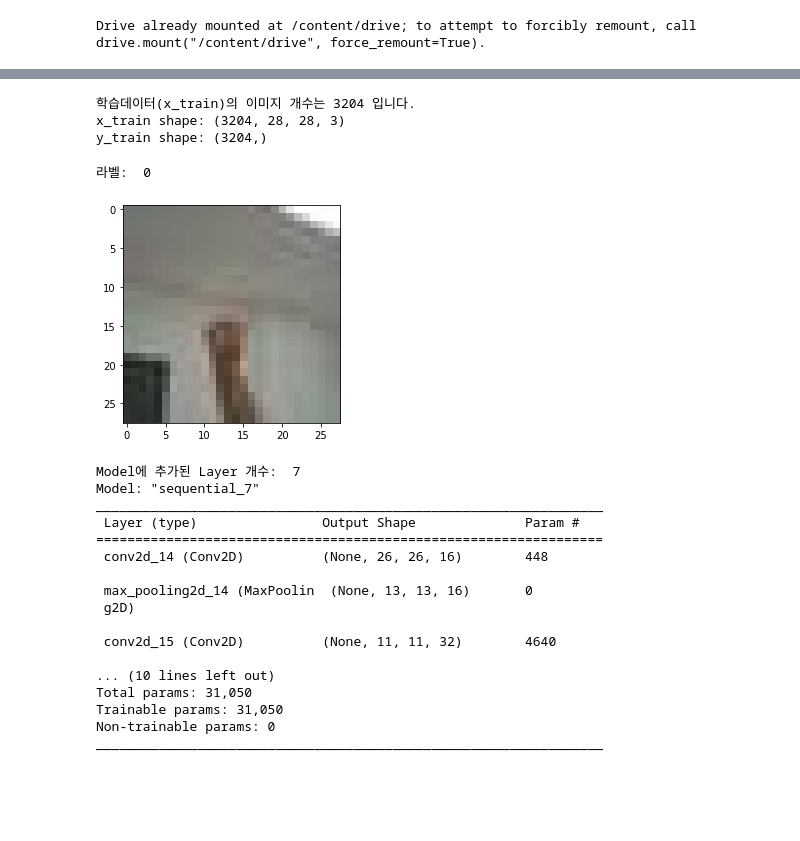
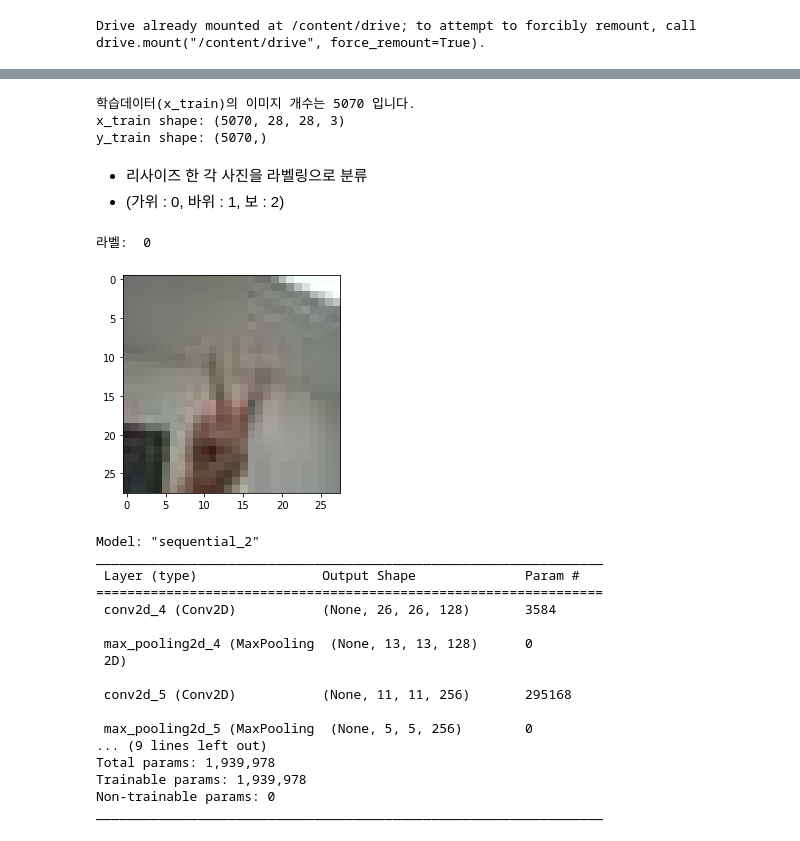
Before and after one commit to fmfmsd/Chamchee, a Jupyter notebook: Exploration/Ex5/Exploration5.ipynb, the cells around one changed output, grey strips where cells are left out. Saved outputs shown, nothing was run; the diff lists cells and outputs as text; code cells hidden in the pictures; blank space fills up the shorter version.

```diff
--- a/Exploration/Ex5/Exploration5.ipynb
+++ b/Exploration/Ex5/Exploration5.ipynb
@@ -52,7 +71,7 @@ resize_images(image_dir_path)
 # %%
 import numpy as np
 
-def load_data(img_path, number_of_data=3204):  # 가위바위보 이미지 개수 총합에 주의하세요.
+def load_data(img_path, number_of_data=5070):  # 가위바위보 이미지 개수 총합에 주의하세요.
     # 가위 : 0, 바위 : 1, 보 : 2
     img_size=28
     color=3
@@ -81,56 +100,66 @@ def load_data(img_path, number_of_data=3204):  # 가위바위보 이미지 개
 
     print("학습데이터(x_train)의 이미지 개수는", idx,"입니다.")
     return imgs, labels
-
-image_dir_path = '/content/drive/MyDrive/RSP'
-(x_train, y_train)=load_data(image_dir_path)
-x_train_norm = x_train/255.0   # 입력은 0~1 사이의 값으로 정규화
-
-print("x_train shape: {}".format(x_train_norm.shape))
-print("y_train shape: {}".format(y_train.shape))
-# %% [output]
-학습데이터(x_train)의 이미지 개수는 3204 입니다.
-x_train shape: (3204, 28, 28, 3)
-y_train shape: (3204,)
+# %%
+image_dir_path = '/content/drive/MyDrive/rock_scissor_paper'
+(x_train, y_train)=load_data(image_dir_path)
+x_train_norm = x_train/255.0   # 입력은 0~1 사이의 값으로 정규화
+
+print("x_train shape: {}".format(x_train.shape))
+print("y_train shape: {}".format(y_train.shape))
+# %% [output]
+학습데이터(x_train)의 이미지 개수는 5070 입니다.
+x_train shape: (5070, 28, 28, 3)
+y_train shape: (5070,)
+# %% [markdown]
+- 리사이즈 한 각 사진을 라벨링으로 분류
+- (가위 : 0, 바위 : 1, 보 : 2)
 # %%
 import matplotlib.pyplot as plt
-plt.imshow(x_train[1233])
-print('라벨: ', y_train[113])
+plt.imshow(x_train[113])
+print('라벨: ', y_train[1113])
 # %% [output]
 라벨:  0
-[figure, old version]
+[figure, new version]
 # %%
 import tensorflow as tf
 from tensorflow import keras
-import numpy as np
+
+# 바꿔 볼 수 있는 하이퍼파라미터
+n_channel_1=128
+n_channel_2=256
+n_dense=256
+n_train_epoch=10
 
 model=keras.models.Sequential()
-model.add(keras.layers.Conv2D(16, (3,3), activation='relu', input_shape=(28,28,3)))
+model.add(keras.layers.Conv2D(n_channel_1, (3,3), activation='relu', input_shape=(28,28,3)))
 model.add(keras.layers.MaxPool2D(2,2))
-model.add(keras.layers.Conv2D(32, (3,3), activation='relu'))
+model.add(keras.layers.Conv2D(n_channel_2, (3,3), activation='relu'))
 model.add(keras.layers.MaxPooling2D((2,2)))
 model.add(keras.layers.Flatten())
-model.add(keras.layers.Dense(32, activation='relu'))
-model.add(keras.layers.Dense(10, activation='softmax'))
-
-print('Model에 추가된 Layer 개수: ', len(model.layers))
+model.add(keras.layers.Dense(n_dense, activation='relu')) # 신경망
+model.add(keras.layers.Dense(10, activation='softmax')) # 신경망
 
 model.summary()
+
+model.compile(optimizer='adam',
+             loss='sparse_categorical_crossentropy',
+             metrics=['accuracy'])
 # %% [output]
-Model에 추가된 Layer 개수:  7
-Model: "sequential_7"
+Model: "sequential_2"
 _________________________________________________________________
  Layer (type)                Output Shape              Param #
 =================================================================
- conv2d_14 (Conv2D)          (None, 26, 26, 16)        448
+ conv2d_4 (Conv2D)           (None, 26, 26, 128)       3584
 
- max_pooling2d_14 (MaxPoolin  (None, 13, 13, 16)       0
- g2D)
+ max_pooling2d_4 (MaxPooling  (None, 13, 13, 128)      0
+ 2D)
 
- conv2d_15 (Conv2D)          (None, 11, 11, 32)        4640
+ conv2d_5 (Conv2D)           (None, 11, 11, 256)       295168
 
-... (10 lines left out)
-Total params: 31,050
-Trainable params: 31,050
+ max_pooling2d_5 (MaxPooling  (None, 5, 5, 256)        0
+... (9 lines left out)
+Total params: 1,939,978
+Trainable params: 1,939,978
 Non-trainable params: 0
 _________________________________________________________________
```
Also changed, not shown: parts of 23 cells of this notebook.
